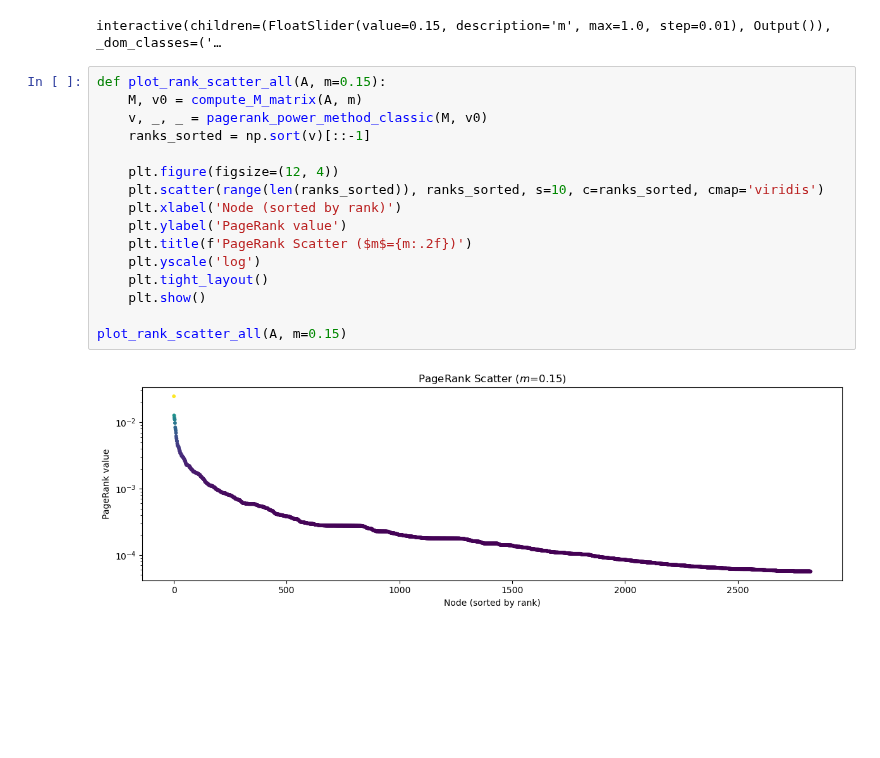
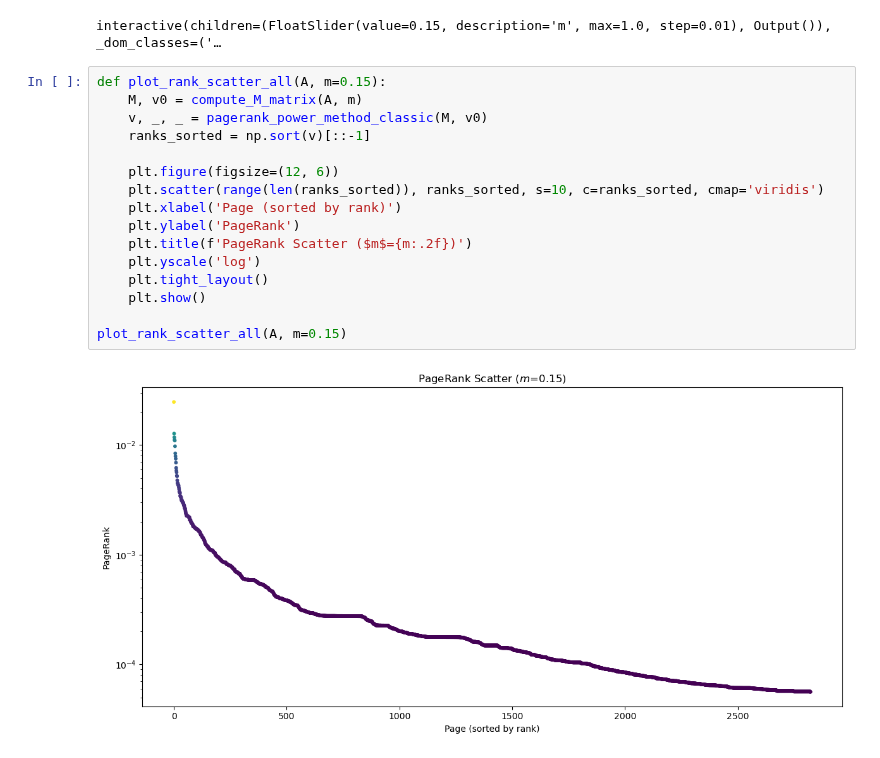
Before and after one commit to giorgiozoccatelli/ComputationalLinearAlgebra, a Jupyter notebook: PageRank/es11.ipynb, the cells around one changed output. Drawn from its saved outputs; the diff is of its cells as text; blank space fills up the shorter version.

```diff
--- a/PageRank/es11.ipynb
+++ b/PageRank/es11.ipynb
@@ -504,21 +504,21 @@ interactive(children=(FloatSlider(value=0.15, description='m', max=1.0, step=0.0
 # %%
 def plot_rank_scatter_all(A, m=0.15):
     M, v0 = compute_M_matrix(A, m)
     v, _, _ = pagerank_power_method_classic(M, v0)
     ranks_sorted = np.sort(v)[::-1]
 
-    plt.figure(figsize=(12, 4))
+    plt.figure(figsize=(12, 6))
     plt.scatter(range(len(ranks_sorted)), ranks_sorted, s=10, c=ranks_sorted, cmap='viridis')
-    plt.xlabel('Node (sorted by rank)')
-    plt.ylabel('PageRank value')
+    plt.xlabel('Page (sorted by rank)')
+    plt.ylabel('PageRank')
     plt.title(f'PageRank Scatter ($m$={m:.2f})')
     plt.yscale('log')
     plt.tight_layout()
     plt.show()
 
 plot_rank_scatter_all(A, m=0.15)
 # %% [output]
-[figure, old version]
+[figure, new version]
 # %%
 def plot_pagerank_hist_and_cdf(A, m=0.15, bins=50):
     M, v0 = compute_M_matrix(A, m)
```
Also changed, not shown: parts of 3 cells of this notebook.
